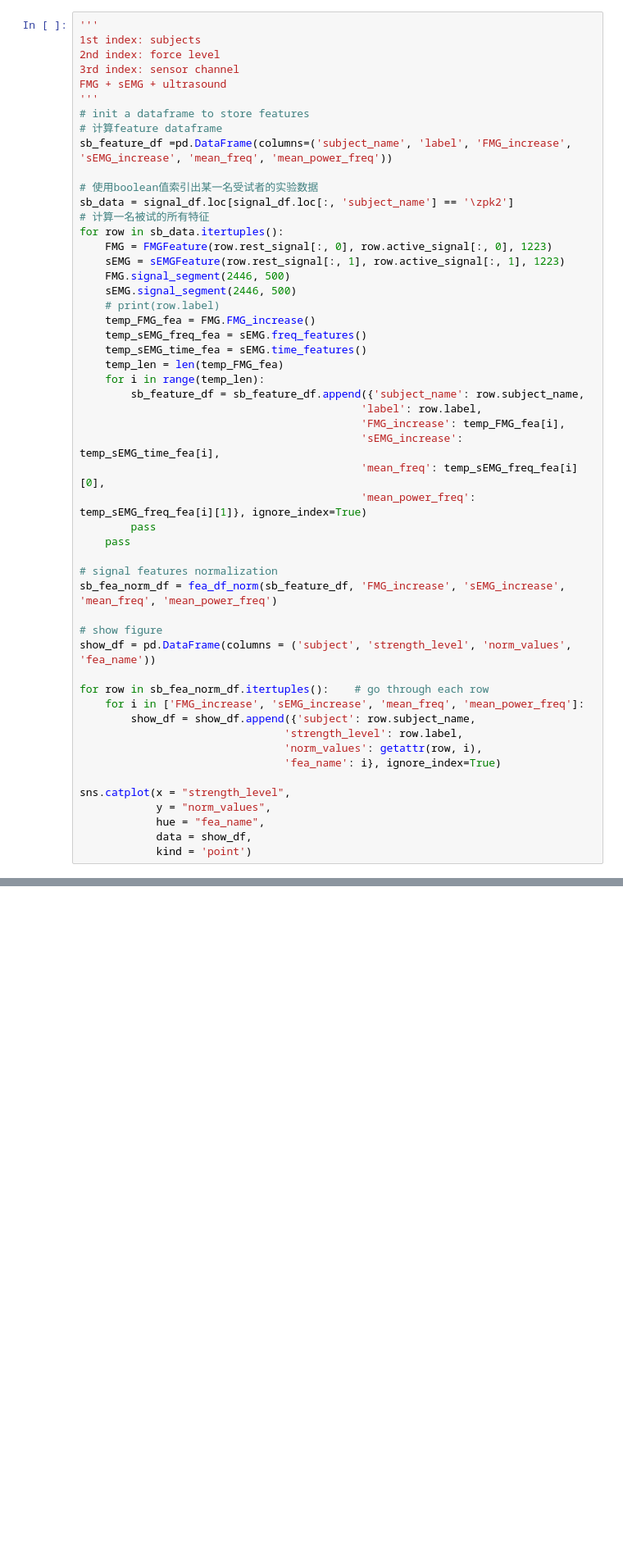
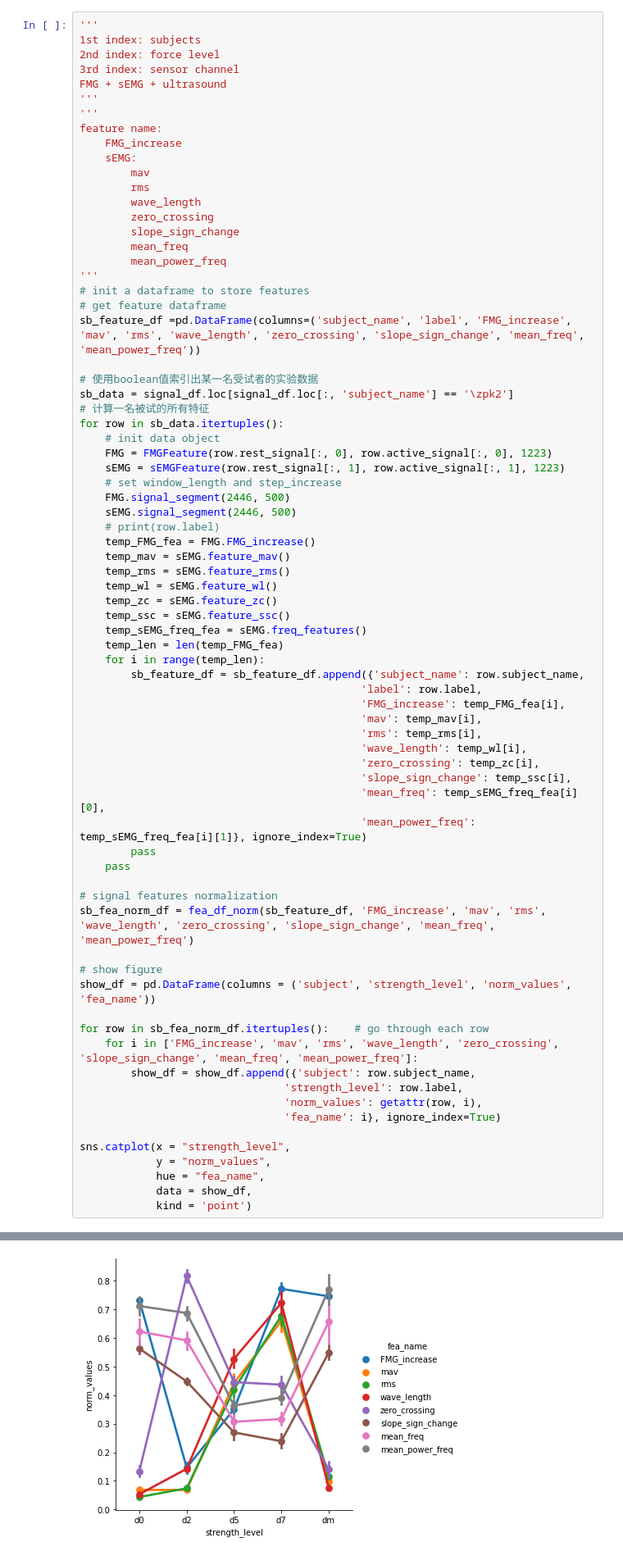
Before and after one commit to WynminMark/FMG-sEMG-processing, a Jupyter notebook: try.ipynb, the cells around one changed output, grey strips where cells are left out. Shown at 82% size. Saved outputs shown, nothing was run; the diff lists cells and outputs as text; blank space fills up the shorter version.

```diff
--- a/try.ipynb
+++ b/try.ipynb
@@ -34,41 +34,63 @@ for i in subjects:
 3rd index: sensor channel
 FMG + sEMG + ultrasound
 '''
+'''
+feature name:
+    FMG_increase
+    sEMG:
+        mav
+        rms
+        wave_length
+        zero_crossing
+        slope_sign_change
+        mean_freq
+        mean_power_freq
+'''
 # init a dataframe to store features
-# 计算feature dataframe
-sb_feature_df =pd.DataFrame(columns=('subject_name', 'label', 'FMG_increase', 'sEMG_increase', 'mean_freq', 'mean_power_freq'))
+# get feature dataframe
+sb_feature_df =pd.DataFrame(columns=('subject_name', 'label', 'FMG_increase', 'mav', 'rms', 'wave_length', 'zero_crossing', 'slope_sign_change', 'mean_freq', 'mean_power_freq'))
 
 # 使用boolean值索引出某一名受试者的实验数据
 sb_data = signal_df.loc[signal_df.loc[:, 'subject_name'] == '\zpk2']
 # 计算一名被试的所有特征
 for row in sb_data.itertuples():
+    # init data object
     FMG = FMGFeature(row.rest_signal[:, 0], row.active_signal[:, 0], 1223)
     sEMG = sEMGFeature(row.rest_signal[:, 1], row.active_signal[:, 1], 1223)
+    # set window_length and step_increase
     FMG.signal_segment(2446, 500)
     sEMG.signal_segment(2446, 500)
     # print(row.label)
     temp_FMG_fea = FMG.FMG_increase()
+    temp_mav = sEMG.feature_mav()
+    temp_rms = sEMG.feature_rms()
+    temp_wl = sEMG.feature_wl()
+    temp_zc = sEMG.feature_zc()
+    temp_ssc = sEMG.feature_ssc()
     temp_sEMG_freq_fea = sEMG.freq_features()
-    temp_sEMG_time_fea = sEMG.time_features()
     temp_len = len(temp_FMG_fea)
     for i in range(temp_len):
         sb_feature_df = sb_feature_df.append({'subject_name': row.subject_name,
                                             'label': row.label,
                                             'FMG_increase': temp_FMG_fea[i],
-                                            'sEMG_increase': temp_sEMG_time_fea[i],
+                                            'mav': temp_mav[i],
+                                            'rms': temp_rms[i],
+                                            'wave_length': temp_wl[i],
+                                            'zero_crossing': temp_zc[i],
+                                            'slope_sign_change': temp_ssc[i],
                                             'mean_freq': temp_sEMG_freq_fea[i][0],
                                             'mean_power_freq': temp_sEMG_freq_fea[i][1]}, ignore_index=True)
         pass
     pass
 
 # signal features normalization
-sb_fea_norm_df = fea_df_norm(sb_feature_df, 'FMG_increase', 'sEMG_increase', 'mean_freq', 'mean_power_freq')
+sb_fea_norm_df = fea_df_norm(sb_feature_df, 'FMG_increase', 'mav', 'rms', 'wave_length', 'zero_crossing', 'slope_sign_change', 'mean_freq', 'mean_power_freq')
 
 # show figure
 show_df = pd.DataFrame(columns = ('subject', 'strength_level', 'norm_values', 'fea_name'))
 
 for row in sb_fea_norm_df.itertuples():    # go through each row
-    for i in ['FMG_increase', 'sEMG_increase', 'mean_freq', 'mean_power_freq']:
+    for i in ['FMG_increase', 'mav', 'rms', 'wave_length', 'zero_crossing', 'slope_sign_change', 'mean_freq', 'mean_power_freq']:
         show_df = show_df.append({'subject': row.subject_name,
                                 'strength_level': row.label,
                                 'norm_values': getattr(row, i),
@@ -79,3 +101,4 @@ sns.catplot(x = "strength_level",
             hue = "fea_name",
             data = show_df,
             kind = 'point')
+# %% [output]
@@ -81,0 +106 @@ sns.catplot(x = "strength_level",
+[figure, added]
```
Also changed, not shown: parts of 2 cells of this notebook, 1 other file.
